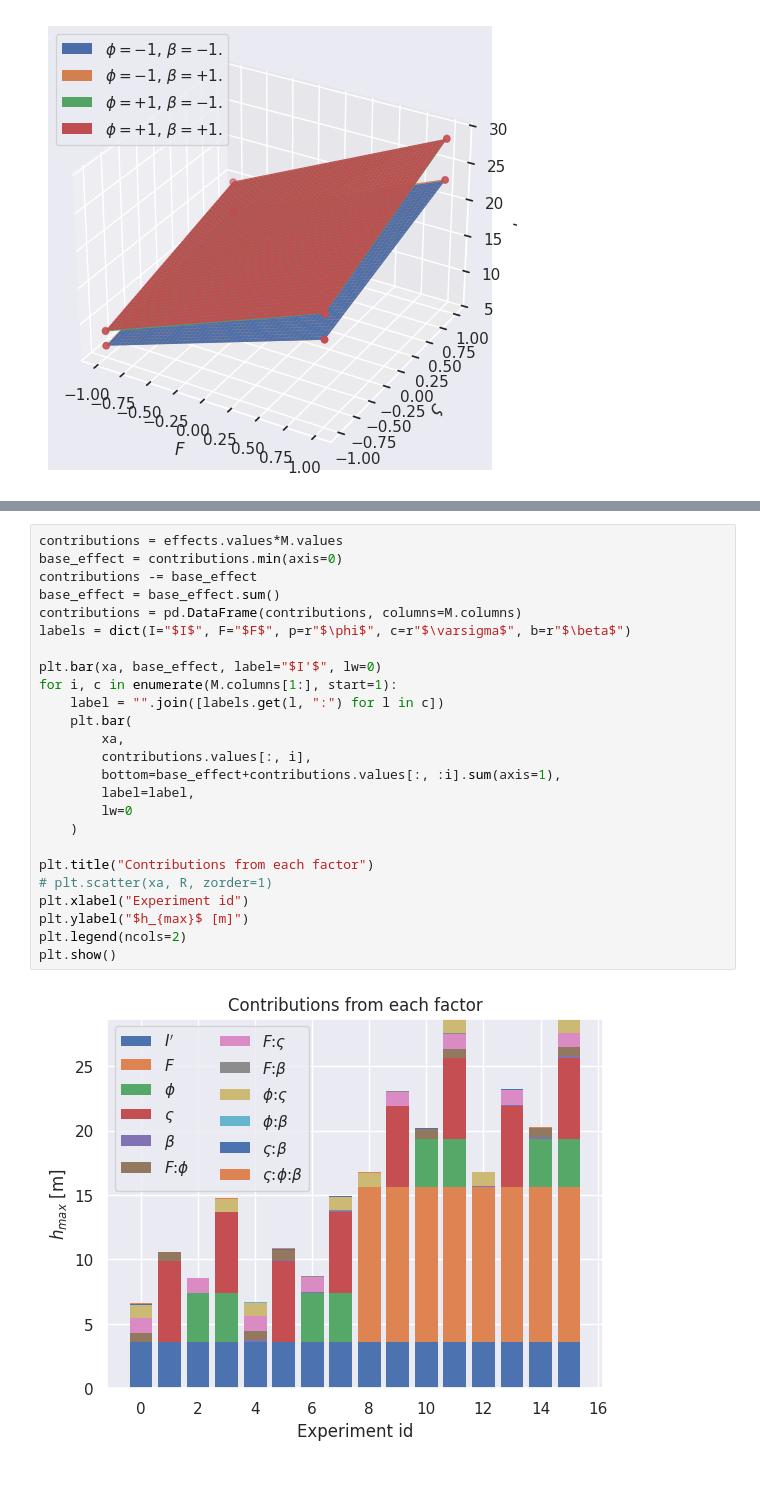
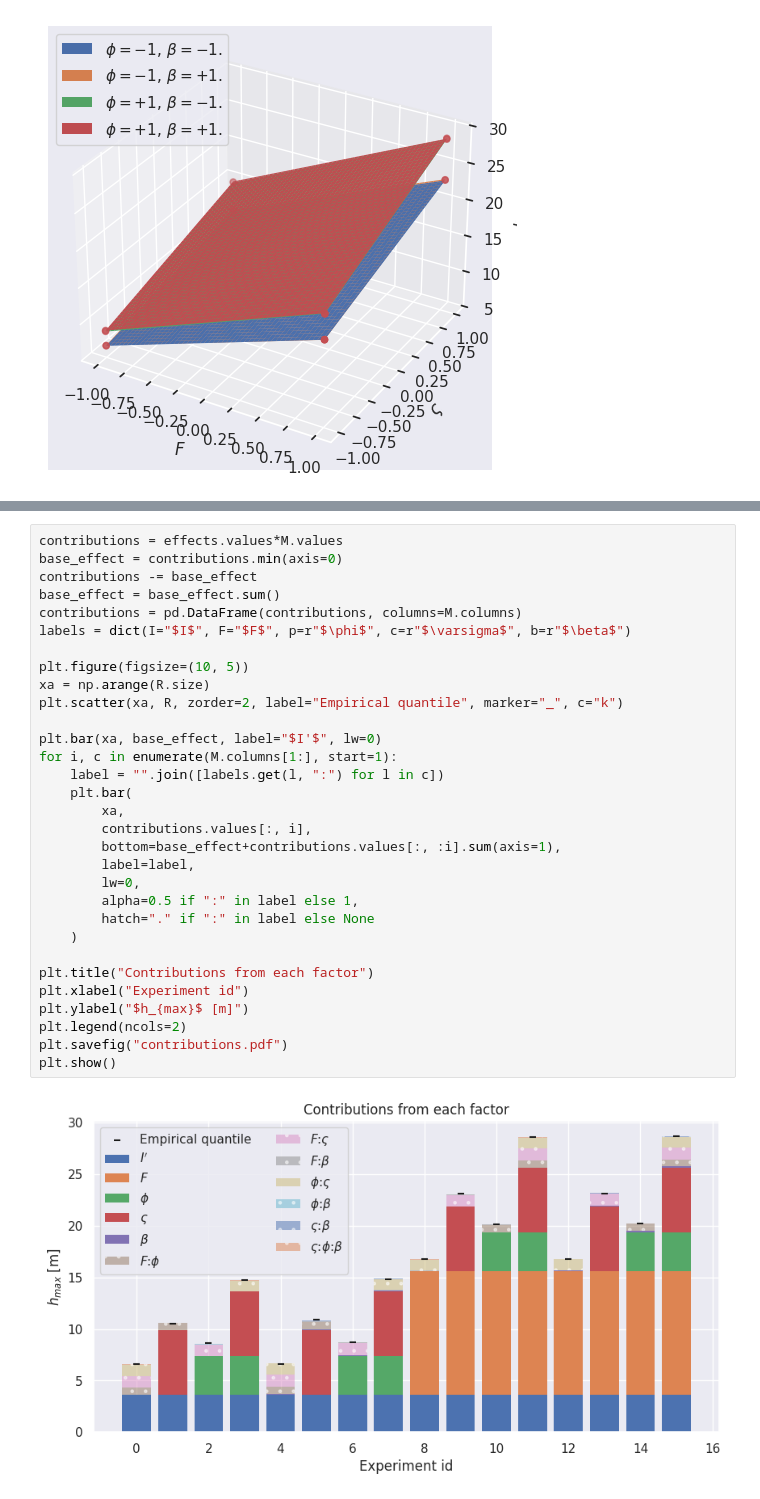
Before and after one commit to giboul/DoE_project, a Jupyter notebook: results_analysis.ipynb, the cells around one changed output, grey strips where cells are left out. Saved outputs shown, nothing was run; the diff lists cells and outputs as text.

```diff
--- a/results_analysis.ipynb
+++ b/results_analysis.ipynb
@@ -239,27 +238,33 @@ plt.show()
 # %%
 contributions = effects.values*M.values
 base_effect = contributions.min(axis=0)
 contributions -= base_effect
 base_effect = base_effect.sum()
 contributions = pd.DataFrame(contributions, columns=M.columns)
 labels = dict(I="$I$", F="$F$", p=r"$\phi$", c=r"$\varsigma$", b=r"$\beta$")
+
+plt.figure(figsize=(10, 5))
+xa = np.arange(R.size)
+plt.scatter(xa, R, zorder=2, label="Empirical quantile", marker="_", c="k")
 
 plt.bar(xa, base_effect, label="$I'$", lw=0)
 for i, c in enumerate(M.columns[1:], start=1):
     label = "".join([labels.get(l, ":") for l in c])
     plt.bar(
         xa,
         contributions.values[:, i],
         bottom=base_effect+contributions.values[:, :i].sum(axis=1),
         label=label,
-        lw=0
+        lw=0,
+        alpha=0.5 if ":" in label else 1,
+        hatch="." if ":" in label else None
     )
 
 plt.title("Contributions from each factor")
-# plt.scatter(xa, R, zorder=1)
 plt.xlabel("Experiment id")
 plt.ylabel("$h_{max}$ [m]")
 plt.legend(ncols=2)
+plt.savefig("contributions.pdf")
 plt.show()
 # %% [output]
-[figure, old version]
+[figure, new version]
```
Also changed, not shown: parts of 2 cells of this notebook, 12 other files.
